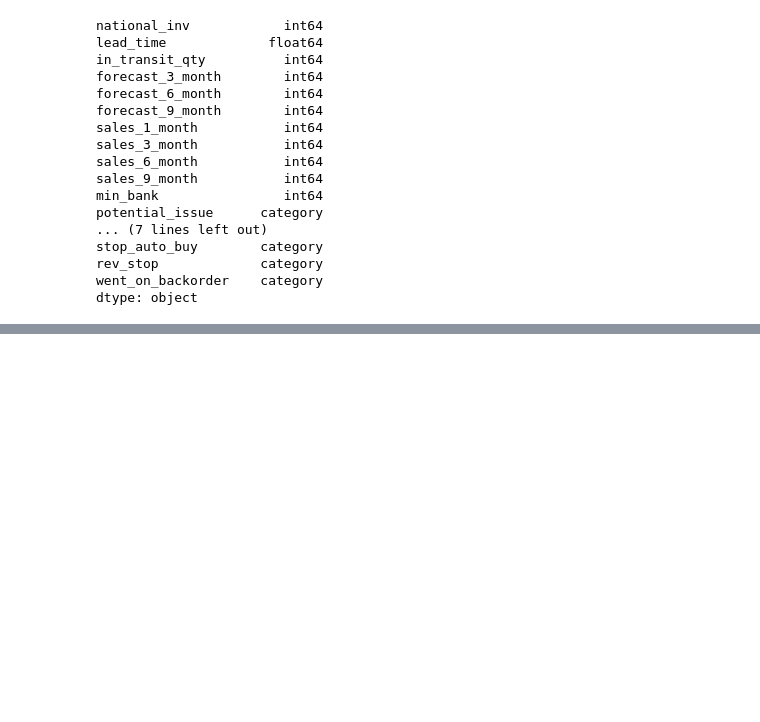
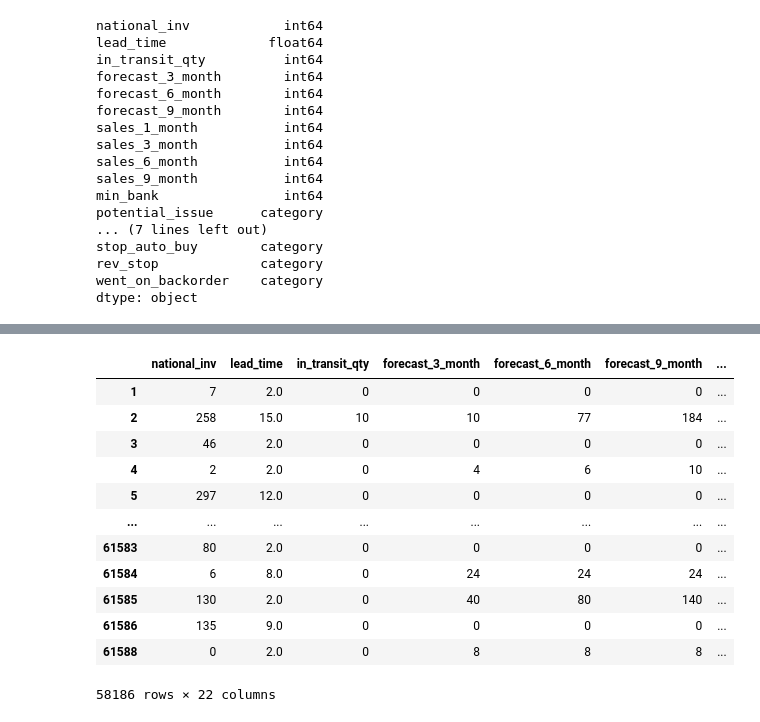
Before and after one commit to shariff94/DescionTrees, a Jupyter notebook: DecionModel-1.ipynb, the cells around one changed output, grey strips where cells are left out. Drawn from its saved outputs; the diff is of its cells as text; code cells hidden in the pictures; blank space fills up the shorter version.

```diff
--- a/DecionModel-1.ipynb
+++ b/DecionModel-1.ipynb
@@ -231,0 +234,2 @@ dtype: object
+# %%
+data[cat_cols] = data[cat_cols].astype("category")
@@ -231,0 +256,20 @@ dtype: object
+# %%
+dum_cols = cat_cols[:len(cat_cols)-1]
+# %%
+data = pd.get_dummies(data,columns=dum_cols,prefix=dum_cols,prefix_sep="_",drop_first=True)
+# %%
+data
+# %% [output]
+|  | national_inv | lead_time | in_transit_qty | forecast_3_month | forecast_6_month | forecast_9_month | ... |
+| 1 | 7 | 2.0 | 0 | 0 | 0 | 0 | ... |
+| 2 | 258 | 15.0 | 10 | 10 | 77 | 184 | ... |
+| 3 | 46 | 2.0 | 0 | 0 | 0 | 0 | ... |
+| 4 | 2 | 2.0 | 0 | 4 | 6 | 10 | ... |
+| 5 | 297 | 12.0 | 0 | 0 | 0 | 0 | ... |
+| ... | ... | ... | ... | ... | ... | ... | ... |
+| 61583 | 80 | 2.0 | 0 | 0 | 0 | 0 | ... |
+| 61584 | 6 | 8.0 | 0 | 24 | 24 | 24 | ... |
+| 61585 | 130 | 2.0 | 0 | 40 | 80 | 140 | ... |
+| 61586 | 135 | 9.0 | 0 | 0 | 0 | 0 | ... |
+| 61588 | 0 | 2.0 | 0 | 8 | 8 | 8 | ... |
+58186 rows × 22 columns
```
Also changed, not shown: parts of 2 cells of this notebook.
